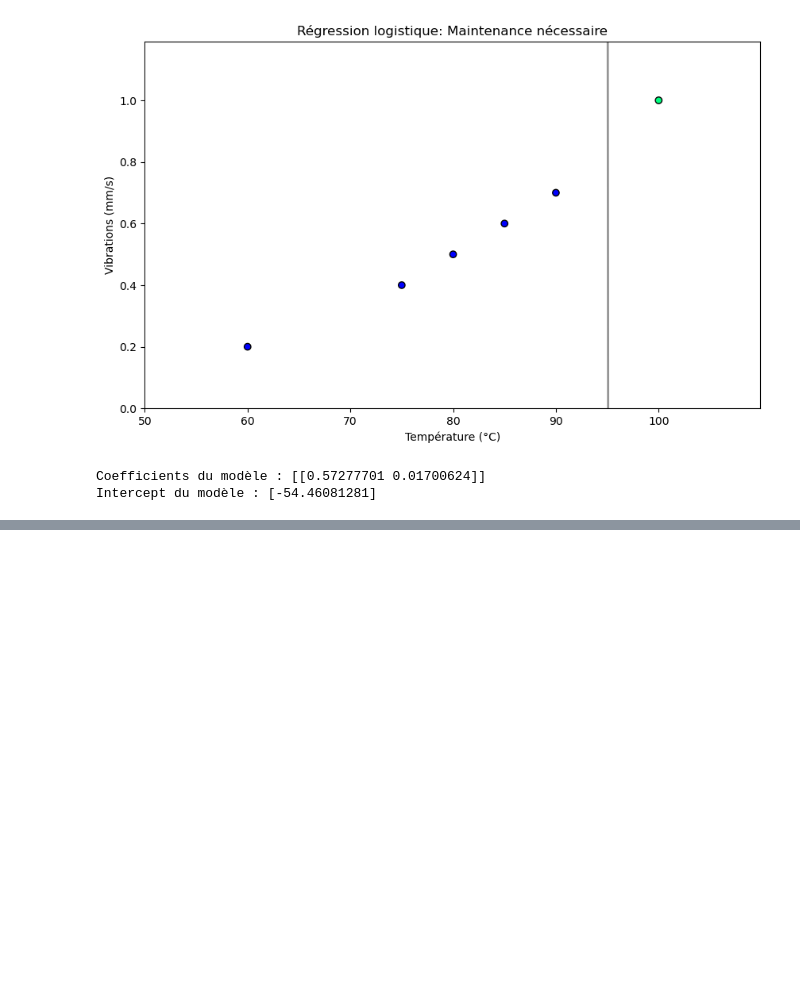
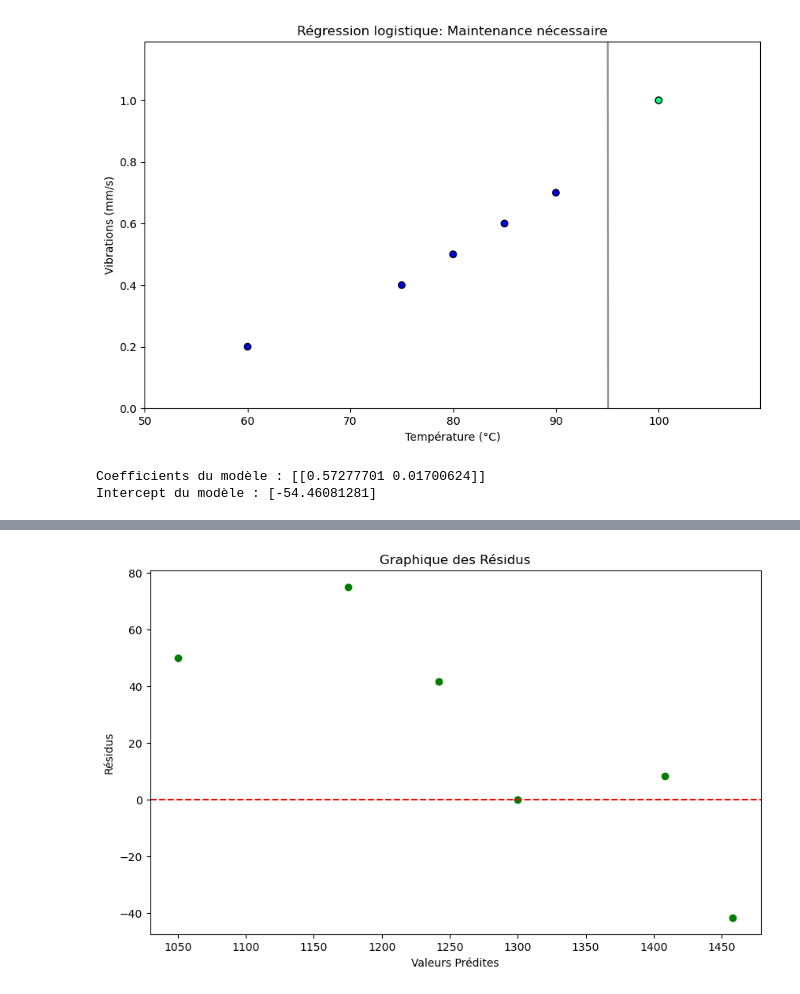
Before and after one commit to jeanJonathan/SystemedemaintenancePredictivePourLesEquipements, a Jupyter notebook: Algorithmes de machine Learning.ipynb, the cells around one changed output, grey strips where cells are left out. Cells and saved outputs as stored; diff of their text form; code cells hidden in the pictures; blank space fills up the shorter version.

Commit message:
Graphique des residus

```diff
--- a/Algorithmes de machine Learning.ipynb
+++ b/Algorithmes de machine Learning.ipynb
@@ -255,0 +256,12 @@ plt.show()
+# %%
+residuals = predicted_values - actual_values
+
+plt.figure(figsize=(10, 6))
+plt.scatter(predicted_values, residuals, color='green')
+plt.axhline(y=0, color='red', linestyle='--')
+plt.xlabel('Valeurs Prédites')
+plt.ylabel('Résidus')
+plt.title('Graphique des Résidus')
+plt.show()
+# %% [output]
+[figure, added]
```
Also changed, not shown: parts of 22 cells of this notebook, 1 other file.
